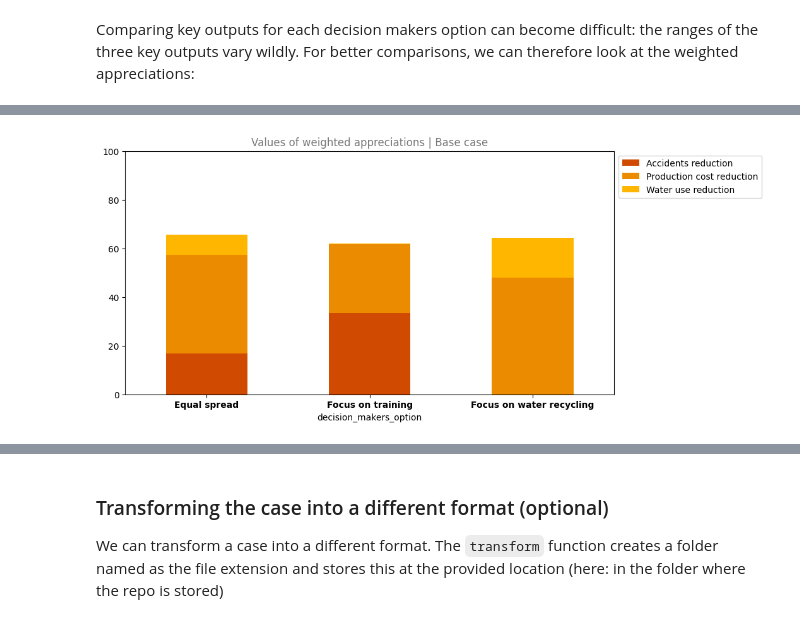
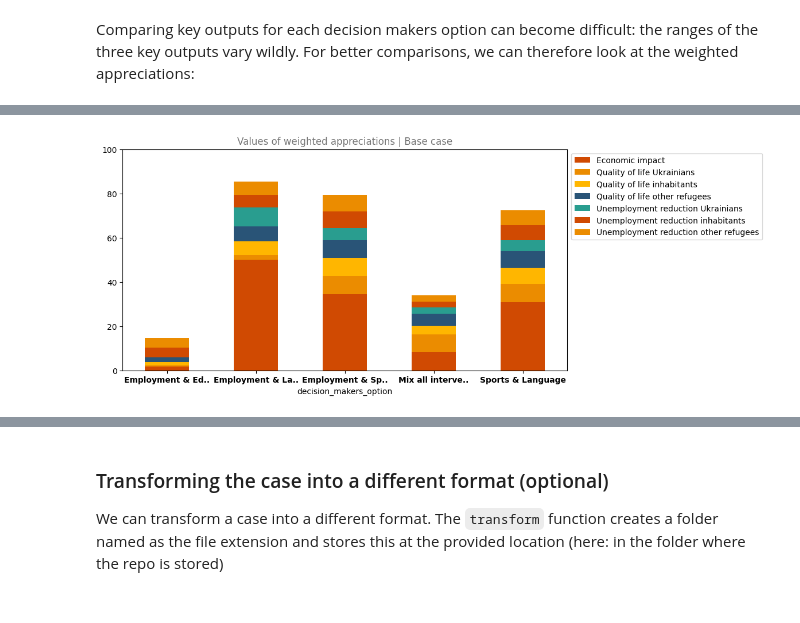
Before and after one commit to responsible-business-decision-making/trbs, a Jupyter notebook: model/analyze_case.ipynb, the cells around one changed output, grey strips where cells are left out. Saved outputs shown, nothing was run; the diff lists cells and outputs as text; code cells hidden in the pictures.

```diff
--- a/model/analyze_case.ipynb
+++ b/model/analyze_case.ipynb
@@ -11,7 +11,7 @@ from core.trbs import TheResponsibleBusinessSimulator
 # Specify your case and format. By default we use Beerwiser in xlsx format.
 path = Path.cwd() / 'data'
 file_format = 'xlsx'
-name = 'Beerwiser'
+name = 'refugee'
 
 case = TheResponsibleBusinessSimulator(path, file_format, name)
 # %% [markdown]
@@ -183,4 +201,4 @@ Values of weighted appreciations | Base case
 # %%
-case.visualize('barchart', 'weighted_appreciations', scenario="Base case")
+case.visualize('barchart', 'weighted_appreciations', scenario="Base case", stacked=True)
 # %% [output]
-[figure, old version]
+[figure, new version]
```
Also changed, not shown: parts of 9 cells of this notebook, 4 other files.
